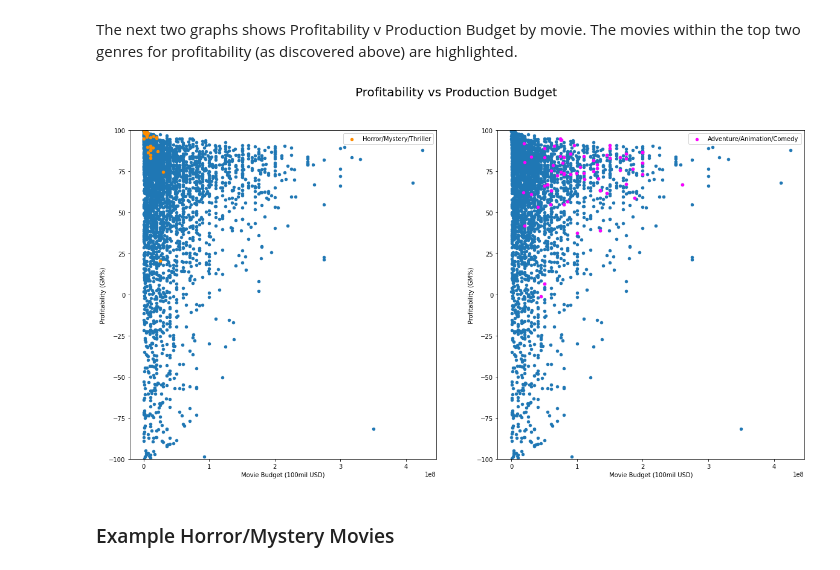
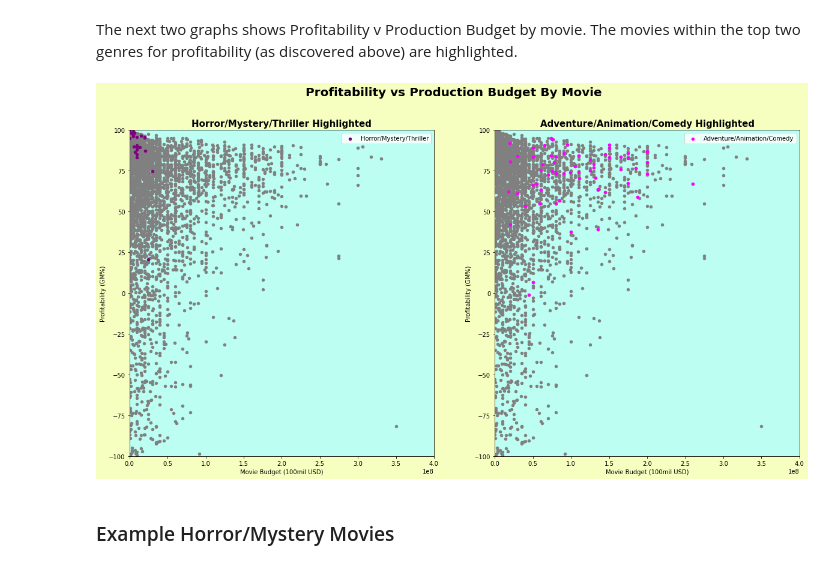
Before and after one commit to ewjohn127/dsc_project_1, a Jupyter notebook: Phase1_Project.ipynb, the cells around one changed output. Cells and saved outputs as stored; diff of their text form; code cells hidden in the pictures.

Commit message:
cleaned up graphs for part 1

```diff
--- a/Phase1_Project.ipynb
+++ b/Phase1_Project.ipynb
@@ -207,28 +210,32 @@ The next two graphs shows Profitability v Production Budget by movie. The movies
 # %%
 df_idea1_g = pd.read_csv('data/idea1_main_genre.csv')
 
 # Plotting
 fig, axes = plt.subplots(nrows=1,ncols=2)
 fig.set_figheight(10)
 fig.set_figwidth(20)
-
+fig.set_facecolor("#f6ffc0")
 plt1_list = [df_idea1_g_grouped.index[0]]
 plt2_list = [df_idea1_g_grouped.index[1]]
 
-df_idea1_g[df_idea1_g['release_year'] >= 2000].plot(ax=axes[0],kind='scatter' , x='budget_int' , y ='gross_margin')
-df_idea1_g[(df_idea1_g['release_year'] >= 2000) & (df_idea1_g['main_genre'].isin(plt1_list))].plot(ax=axes[0],kind='scatter',x='budget_int',y='gross_margin',color='DarkOrange',label=plt1_list[0])
+df_idea1_g[df_idea1_g['release_year'] >= 2000].plot(ax=axes[0],kind='scatter' , x='budget_int' , y ='gross_margin',color='Grey')
+df_idea1_g[(df_idea1_g['release_year'] >= 2000) & (df_idea1_g['main_genre'].isin(plt1_list))].plot(ax=axes[0],kind='scatter',x='budget_int',y='gross_margin',color='Purple',label=plt1_list[0])
 
-df_idea1_g[df_idea1_g['release_year'] >= 2000].plot(ax=axes[1],kind='scatter' , x='budget_int' , y ='gross_margin')
+df_idea1_g[df_idea1_g['release_year'] >= 2000].plot(ax=axes[1],kind='scatter' , x='budget_int' , y ='gross_margin',color='Grey')
 df_idea1_g[(df_idea1_g['release_year'] >= 2000) & (df_idea1_g['main_genre'].isin(plt2_list))].plot(ax=axes[1],kind='scatter',x='budget_int',y='gross_margin',color='Magenta',label=plt2_list[0])
 
-fig.suptitle('Profitability vs Production Budget',fontsize=20)
+axes[0].set_title('Horror/Mystery/Thriller Highlighted',fontsize=15,fontweight='bold')
+axes[1].set_title('Adventure/Animation/Comedy Highlighted',fontsize=15,fontweight='bold')
+fig.suptitle('Profitability vs Production Budget By Movie',fontsize=20, fontweight='bold')
 for i in [0,1]:
         axes[i].set_ylabel('Profitability (GM%)')
         axes[i].set_xlabel('Movie Budget (100mil USD)')
         axes[i].set_ylim(-100,100)
+        axes[i].set_xlim(0,4e8)
+        axes[i].set_facecolor("#bcfff2")
 plt.show()
 # %% [output]
-[figure, old version]
+[figure, new version]
 # %% [markdown]
 ### Example Horror/Mystery Movies
 # %%
```
Also changed, not shown: parts of 7 cells of this notebook.
